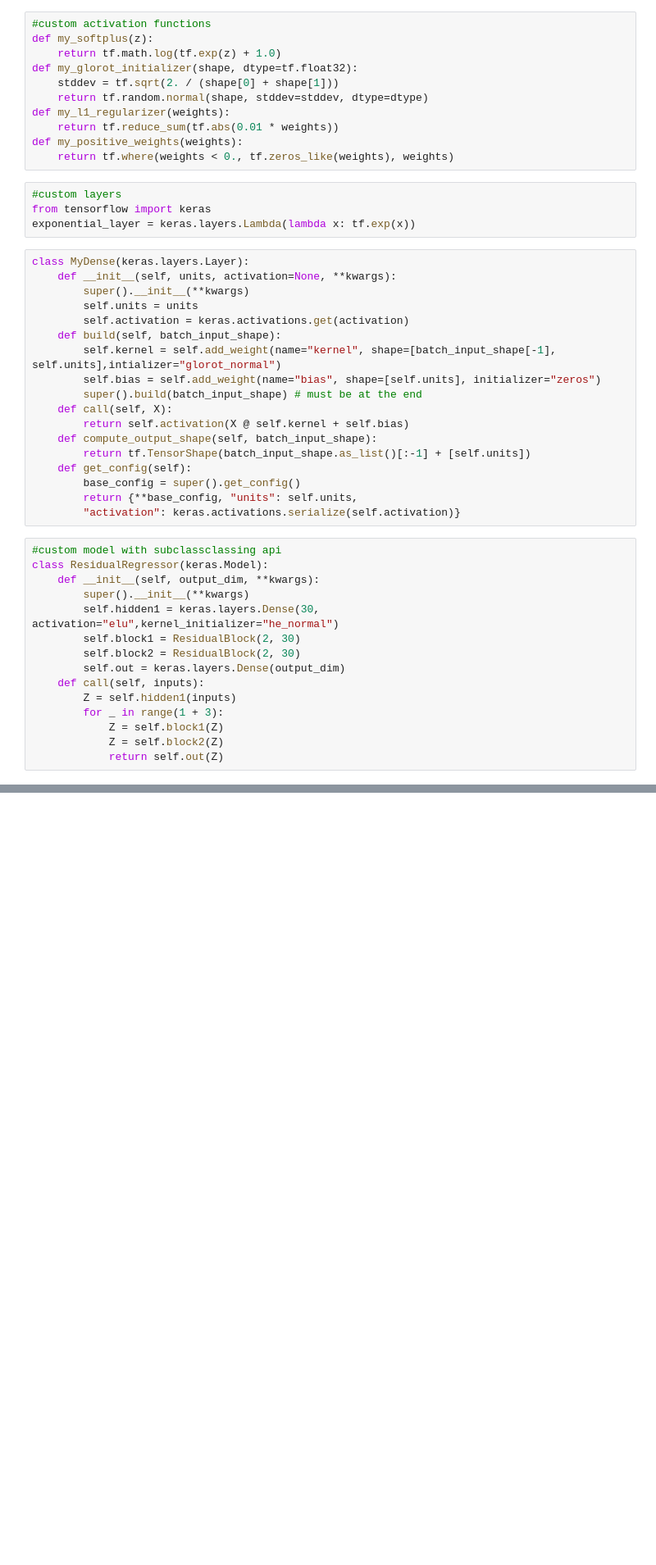
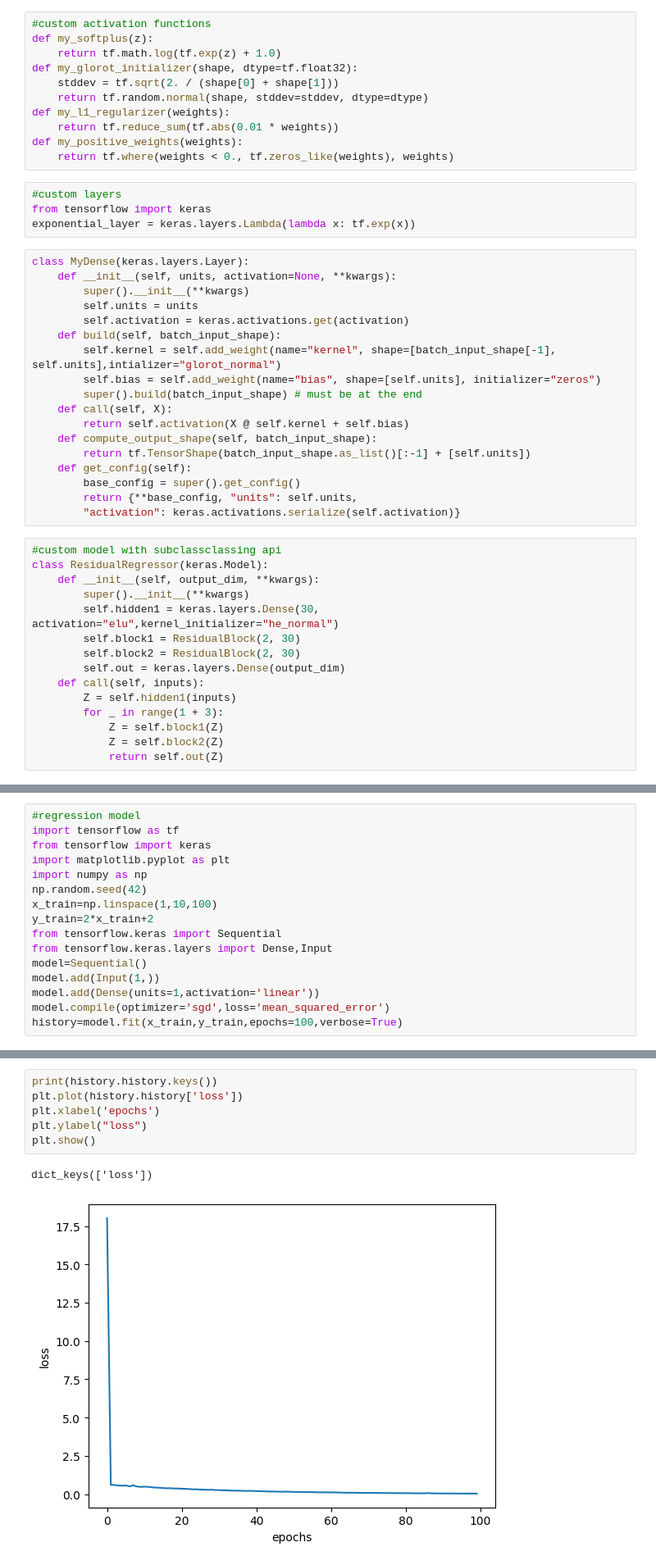
Before and after one commit to Ro-han12/deep_learning, a Jupyter notebook: tensorlfow.ipynb, the cells around one changed output, grey strips where cells are left out. Shown: that part at 82% size. Saved outputs shown, nothing was run; the diff lists cells and outputs as text; blank space fills up the shorter version.

```diff
--- a/tensorlfow.ipynb
+++ b/tensorlfow.ipynb
@@ -63,0 +73,16 @@ class ResidualRegressor(keras.Model):
+# %%
+#regression model
+import tensorflow as tf
+from tensorflow import keras
+import matplotlib.pyplot as plt
+import numpy as np
+np.random.seed(42)
+x_train=np.linspace(1,10,100)
+y_train=2*x_train+2
+from tensorflow.keras import Sequential
+from tensorflow.keras.layers import Dense,Input
+model=Sequential()
+model.add(Input(1,))
+model.add(Dense(units=1,activation='linear'))
+model.compile(optimizer='sgd',loss='mean_squared_error')
+history=model.fit(x_train,y_train,epochs=100,verbose=True)
@@ -63,0 +107,9 @@ class ResidualRegressor(keras.Model):
+# %%
+print(history.history.keys())
+plt.plot(history.history['loss'])
+plt.xlabel('epochs')
+plt.ylabel("loss")
+plt.show()
+# %% [output]
+dict_keys(['loss'])
+[figure, added]
```
Also changed, not shown: parts of 5 cells of this notebook, 2 other files.
